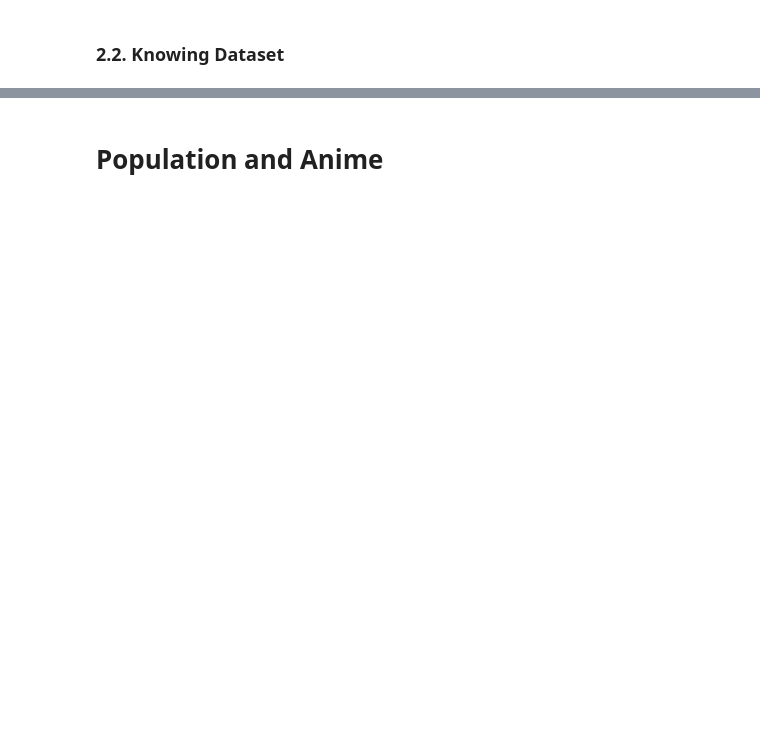
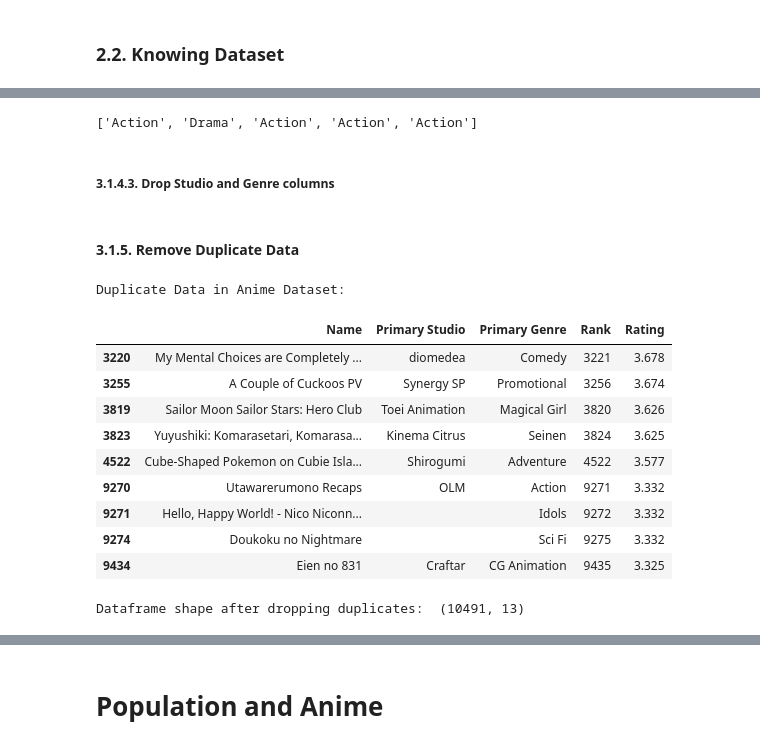
Before and after one commit to MYTE21/Anime.Quest, a Jupyter notebook: notebooks/data_processing.ipynb, the cells around one changed output, grey strips where cells are left out. Drawn from its saved outputs; the diff is of its cells as text; code cells hidden in the pictures; blank space fills up the shorter version.

```diff
--- a/notebooks/data_processing.ipynb
+++ b/notebooks/data_processing.ipynb
@@ -476,0 +331,3 @@ df[df["Name"] == "Attack on Titan"]
+# %%
+# insert Primary Studio column into the dataframe
+df_anime["Primary Studio"] = primary_studio
@@ -476,0 +336,39 @@ df[df["Name"] == "Attack on Titan"]
+# %%
+# create Primary Genre column from Genre column
+primary_genre = []
+
+for i in range(df_anime.shape[0]):
+    if df_anime["Genre"][i] != '[]':
+        primary_genre.append(ast.literal_eval(df_anime["Genre"][i])[0])
+    else:
+        primary_genre.append("")
+
+primary_genre[:5]
+# %% [output]
+['Action', 'Drama', 'Action', 'Action', 'Action']
+# %%
+# insert Primary Genre column into the dataframe
+df_anime["Primary Genre"] = primary_genre
+# %% [markdown]
+##### 3.1.4.3. Drop Studio and Genre columns
+# %%
+df_anime = df_anime.drop("Studio", axis=1)
+df_anime = df_anime.drop("Genre", axis=1)
+# %% [markdown]
+#### 3.1.5. Remove Duplicate Data
+# %%
+# get duplicate values from the dataframe
+print("Duplicate Data in Anime Dataset:")
+df_anime[df_anime["Name"].duplicated()][["Name", "Primary Studio", "Primary Genre", "Rank", "Rating"]]
+# %% [output]
+Duplicate Data in Anime Dataset:
+|  | Name | Primary Studio | Primary Genre | Rank | Rating |
+| 3220 | My Mental Choices are Completely ... | diomedea | Comedy | 3221 | 3.678 |
+| 3255 | A Couple of Cuckoos PV | Synergy SP | Promotional | 3256 | 3.674 |
+| 3819 | Sailor Moon Sailor Stars: Hero Club | Toei Animation | Magical Girl | 3820 | 3.626 |
+| 3823 | Yuyushiki: Komarasetari, Komarasa... | Kinema Citrus | Seinen | 3824 | 3.625 |
+| 4522 | Cube-Shaped Pokemon on Cubie Isla... | Shirogumi | Adventure | 4522 | 3.577 |
+| 9270 | Utawarerumono Recaps | OLM | Action | 9271 | 3.332 |
+| 9271 | Hello, Happy World! - Nico Niconn... |  | Idols | 9272 | 3.332 |
+| 9274 | Doukoku no Nightmare |  | Sci Fi | 9275 | 3.332 |
+| 9434 | Eien no 831 | Craftar | CG Animation | 9435 | 3.325 |
@@ -476,0 +378,5 @@ df[df["Name"] == "Attack on Titan"]
+# %%
+# show Anime dataframe shape after dropping duplicates
+print("Dataframe shape after dropping duplicates: ", df_anime.shape)
+# %% [output]
+Dataframe shape after dropping duplicates:  (10491, 13)
```
Also changed, not shown: parts of 96 cells of this notebook.
